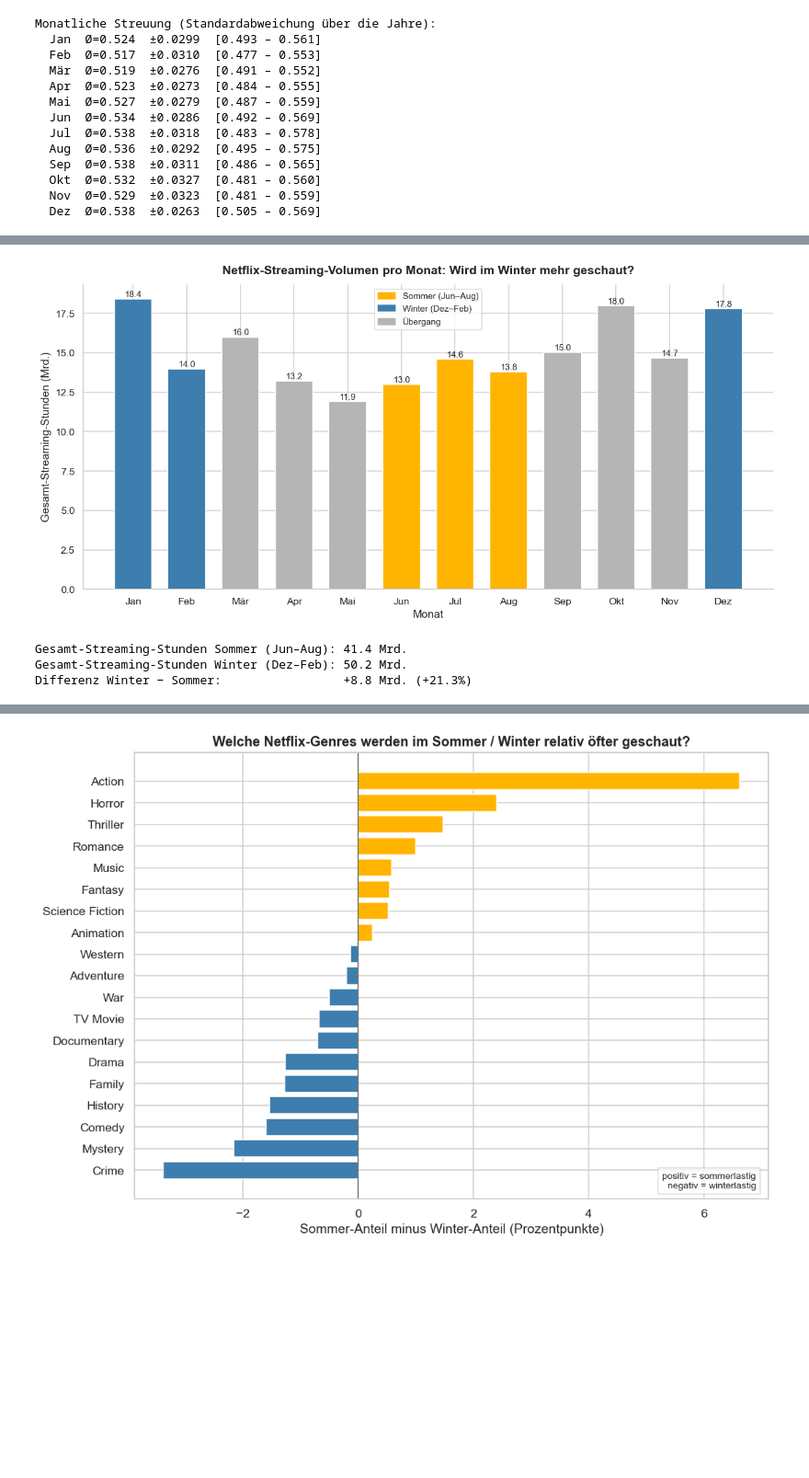
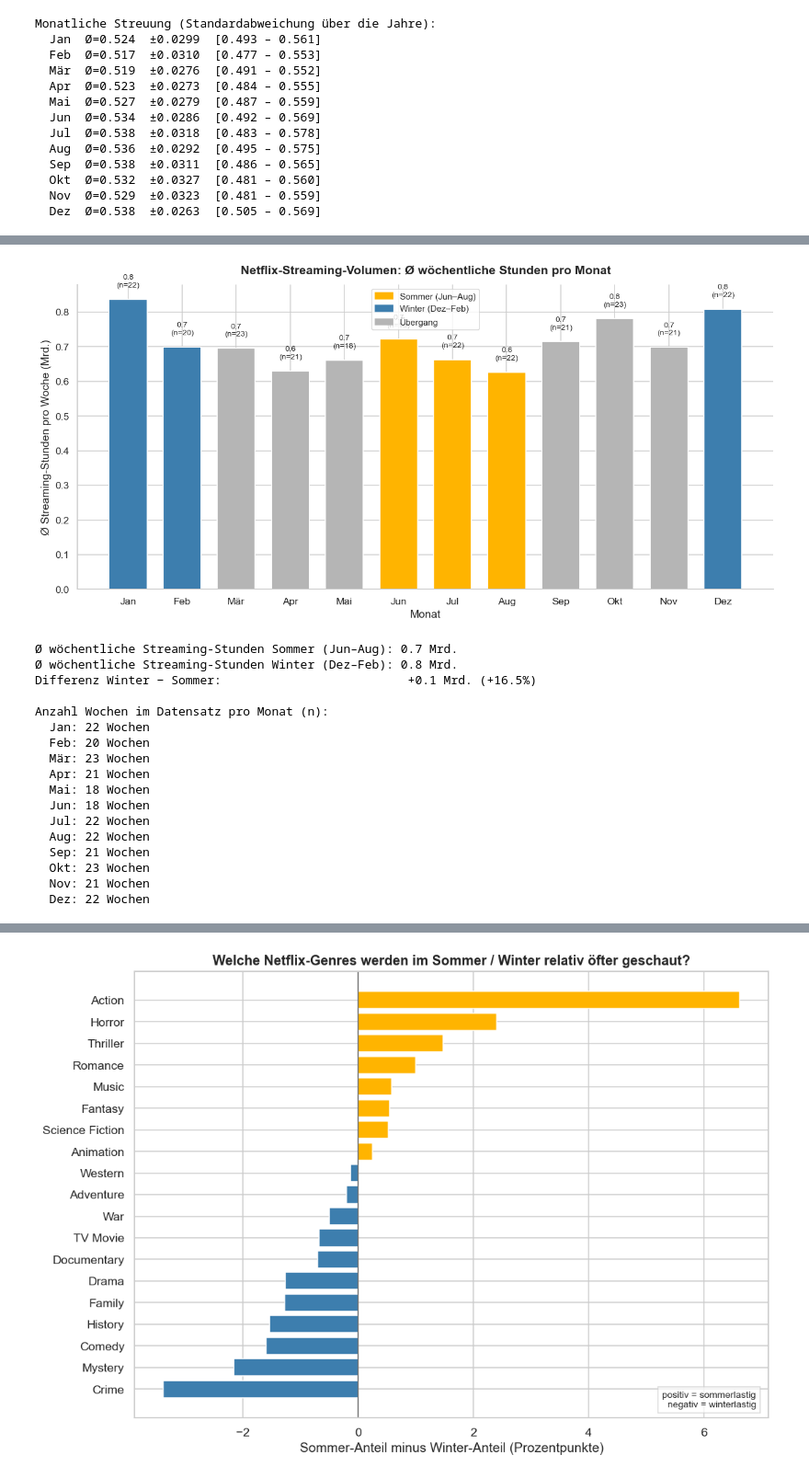
Before and after one commit to Jonas47833/Data-Visualisation, a Jupyter notebook: Notebook/Streamingverhalten_Mood_Notebook.ipynb, the cells around one changed output, grey strips where cells are left out. Shown at 92% size. Saved outputs shown, nothing was run; the diff lists cells and outputs as text; code cells hidden in the pictures; blank space fills up the shorter version.

```diff
--- a/Notebook/Streamingverhalten_Mood_Notebook.ipynb
+++ b/Notebook/Streamingverhalten_Mood_Notebook.ipynb
@@ -301,60 +419,91 @@ Wenn die Stimmung saisonal schwankt, sollte sich das auch im **Gesamtvolumen** d
 # %%
-# === Netflix: Gesamtes Streaming-Volumen nach Monat ===
+# === Netflix: Durchschnittliches wöchentliches Streaming-Volumen nach Monat ===
 
-# Monatliche Gesamt-Stunden summieren
-vol_monat = (
+# Schritt 1: Gesamtstunden pro einzelne Woche summieren (alle Top-10-Titel dieser Woche).
+# Pro Woche enthält der Datensatz bis zu 40 Einträge (4 Kategorien × Top 10) –
+# wir wollen das Gesamtvolumen der Woche, nicht den Durchschnitt pro Titel.
+wochen_summe = (
     netflix_top
-    .groupby('month')['weekly_hours_viewed']
+    .groupby('week')['weekly_hours_viewed']
     .sum()
     .reset_index()
 )
+wochen_summe['month'] = wochen_summe['week'].dt.month
+
+# Wie viele Wochen pro Monat sind im Datensatz? (Transparenz-Check)
+wochen_pro_monat = wochen_summe.groupby('month')['week'].count().rename('n_wochen')
+
+# Schritt 2: Wochenwerte pro Monat mitteln → fairer Monatsvergleich unabhängig
+# davon, wie oft ein Kalendermonat im Datensatz vorkommt.
+vol_monat = (
+    wochen_summe
+    .groupby('month')['weekly_hours_viewed']
+    .mean()
+    .reset_index()
+)
 vol_monat['stunden_mrd'] = vol_monat['weekly_hours_viewed'] / 1e9
+vol_monat = vol_monat.merge(wochen_pro_monat, on='month')
 
 MONATS_NAMEN = ['Jan','Feb','Mär','Apr','Mai','Jun','Jul','Aug','Sep','Okt','Nov','Dez']
 vol_monat['monat_name'] = vol_monat['month'].apply(lambda m: MONATS_NAMEN[m-1])
 
-# Farbe: Sommer gelb, Winter blau, Übergang grau
 def saison_farbe(m):
     if m in (6,7,8):   return FARBE_SOMMER
     if m in (12,1,2):  return FARBE_WINTER
     return '#B5B5B5'
 
 farben = vol_monat['month'].apply(saison_farbe)
 
 fig, ax = plt.subplots(figsize=(12, 6))
 
 bars = ax.bar(vol_monat['monat_name'], vol_monat['stunden_mrd'],
               color=farben, edgecolor='white', linewidth=1.2, width=0.7)
 
-# Werte über die Balken schreiben
-for bar, val in zip(bars, vol_monat['stunden_mrd']):
+# Wert + Stichprobengröße über jeden Balken schreiben
+for bar, val, n in zip(bars, vol_monat['stunden_mrd'], vol_monat['n_wochen']):
     ax.text(bar.get_x() + bar.get_width()/2, bar.get_height() + 0.03,
-            f'{val:.1f}', ha='center', va='bottom', fontsize=10)
+            f'{val:.1f}\n(n={n})', ha='center', va='bottom', fontsize=9)
 
-# Legende manuell
 from matplotlib.patches import Patch
 ax.legend(handles=[
     Patch(color=FARBE_SOMMER, label='Sommer (Jun–Aug)'),
     Patch(color=FARBE_WINTER, label='Winter (Dez–Feb)'),
     Patch(color='#B5B5B5',   label='Übergang'),
 ], fontsize=10)
 
 ax.set_xlabel('Monat')
-ax.set_ylabel('Gesamt-Streaming-Stunden (Mrd.)')
-ax.set_title('Netflix-Streaming-Volumen pro Monat: Wird im Winter mehr geschaut?',
+ax.set_ylabel('Ø Streaming-Stunden pro Woche (Mrd.)')
+ax.set_title('Netflix-Streaming-Volumen: Ø wöchentliche Stunden pro Monat',
              fontsize=14, pad=12)
 sns.despine()
 plt.tight_layout()
 plt.show()
 
-# Direktvergleich Sommer vs. Winter
-sommer_h = vol_monat[vol_monat['month'].isin([6,7,8])]['stunden_mrd'].sum()
-winter_h = vol_monat[vol_monat['month'].isin([12,1,2])]['stunden_mrd'].sum()
-print(f'Gesamt-Streaming-Stunden Sommer (Jun–Aug): {sommer_h:.1f} Mrd.')
-print(f'Gesamt-Streaming-Stunden Winter (Dez–Feb): {winter_h:.1f} Mrd.')
-print(f'Differenz Winter − Sommer:                 {winter_h - sommer_h:+.1f} Mrd. ({(winter_h/sommer_h - 1)*100:+.1f}%)')
+# Direktvergleich Sommer vs. Winter (Mittelwert der Monatsdurchschnitte)
+sommer_h = vol_monat[vol_monat['month'].isin([6,7,8])]['stunden_mrd'].mean()
+winter_h = vol_monat[vol_monat['month'].isin([12,1,2])]['stunden_mrd'].mean()
+print(f'Ø wöchentliche Streaming-Stunden Sommer (Jun–Aug): {sommer_h:.1f} Mrd.')
+print(f'Ø wöchentliche Streaming-Stunden Winter (Dez–Feb): {winter_h:.1f} Mrd.')
+print(f'Differenz Winter − Sommer:                          {winter_h - sommer_h:+.1f} Mrd. ({(winter_h/sommer_h - 1)*100:+.1f}%)')
+print(f'\nAnzahl Wochen im Datensatz pro Monat (n):')
+for _, row in vol_monat.iterrows():
+    print(f'  {row["monat_name"]:>3}: {int(row["n_wochen"])} Wochen')
 # %% [output]
-[figure, old version]
+[figure, new version]
-Gesamt-Streaming-Stunden Sommer (Jun–Aug): 41.4 Mrd.
-Gesamt-Streaming-Stunden Winter (Dez–Feb): 50.2 Mrd.
-Differenz Winter − Sommer:                 +8.8 Mrd. (+21.3%)
+Ø wöchentliche Streaming-Stunden Sommer (Jun–Aug): 0.7 Mrd.
+Ø wöchentliche Streaming-Stunden Winter (Dez–Feb): 0.8 Mrd.
+Differenz Winter − Sommer:                          +0.1 Mrd. (+16.5%)
+
+Anzahl Wochen im Datensatz pro Monat (n):
+  Jan: 22 Wochen
+  Feb: 20 Wochen
+  Mär: 23 Wochen
+  Apr: 21 Wochen
+  Mai: 18 Wochen
+  Jun: 18 Wochen
+  Jul: 22 Wochen
+  Aug: 22 Wochen
+  Sep: 21 Wochen
+  Okt: 23 Wochen
+  Nov: 21 Wochen
+  Dez: 22 Wochen
```
Also changed, not shown: parts of 18 cells of this notebook.
